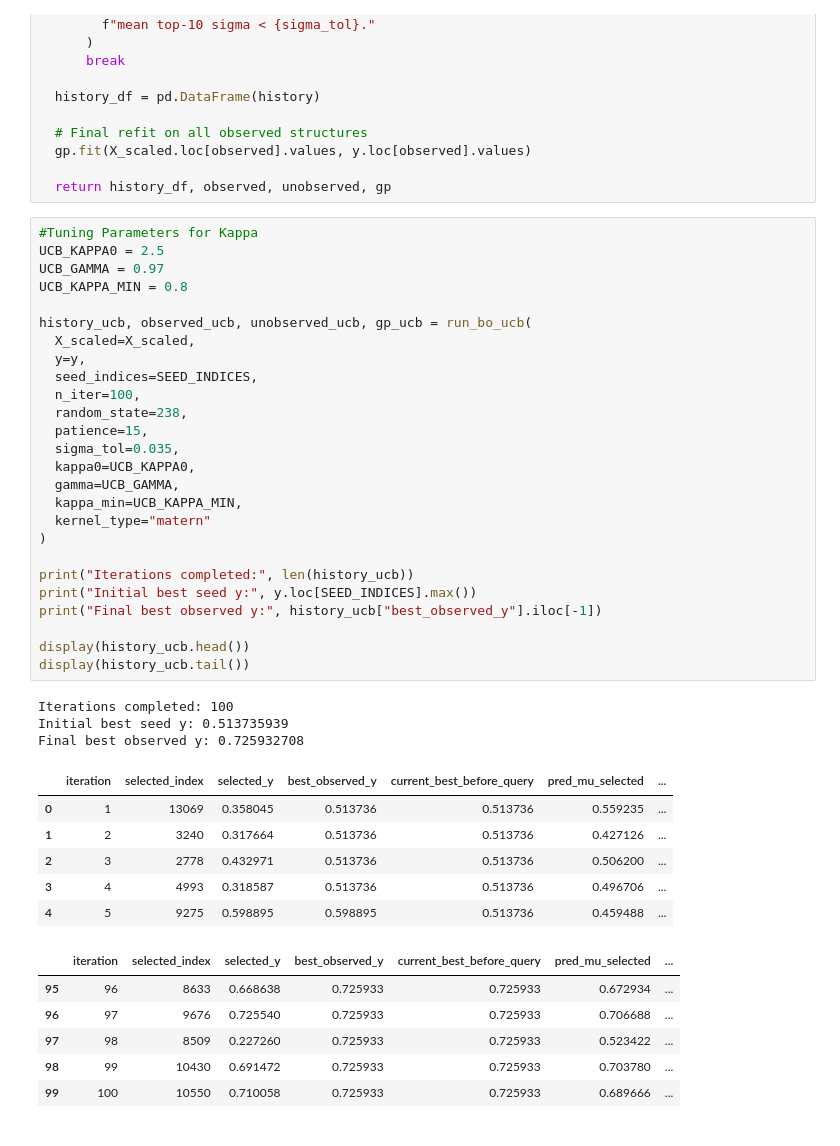
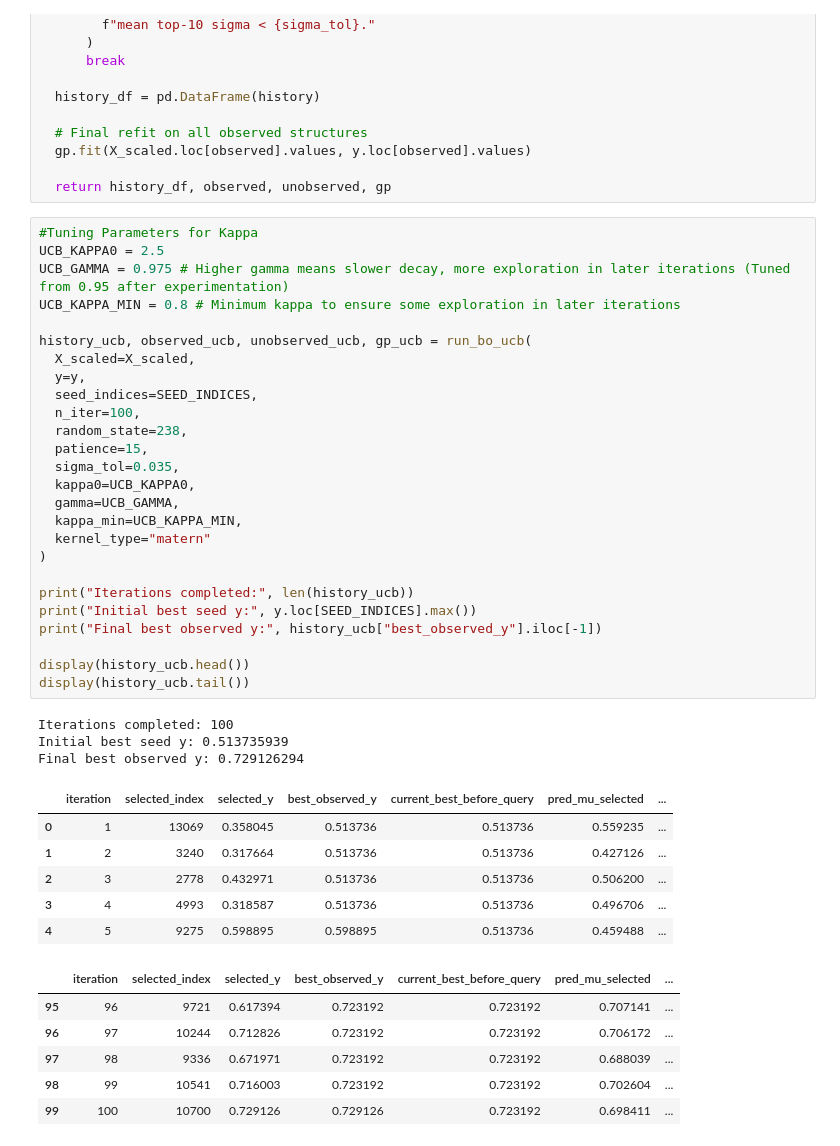
Before and after one commit to zhoueth1/MSE238, a Jupyter notebook: Project/project.ipynb, the cells around one changed output. Drawn from its saved outputs; the diff is of its cells as text.

```diff
--- a/Project/project.ipynb
+++ b/Project/project.ipynb
@@ -322,45 +322,45 @@ def run_bo_ucb(
 # %%
 #Tuning Parameters for Kappa
 UCB_KAPPA0 = 2.5
-UCB_GAMMA = 0.97
-UCB_KAPPA_MIN = 0.8
+UCB_GAMMA = 0.975 # Higher gamma means slower decay, more exploration in later iterations (Tuned from 0.95 after experimentation)
+UCB_KAPPA_MIN = 0.8 # Minimum kappa to ensure some exploration in later iterations
 
 history_ucb, observed_ucb, unobserved_ucb, gp_ucb = run_bo_ucb(
   X_scaled=X_scaled,
   y=y,
   seed_indices=SEED_INDICES,
   n_iter=100,
   random_state=238,
   patience=15,
   sigma_tol=0.035,
   kappa0=UCB_KAPPA0,
   gamma=UCB_GAMMA,
   kappa_min=UCB_KAPPA_MIN,
   kernel_type="matern"
 )
 
 print("Iterations completed:", len(history_ucb))
 print("Initial best seed y:", y.loc[SEED_INDICES].max())
 print("Final best observed y:", history_ucb["best_observed_y"].iloc[-1])
 
 display(history_ucb.head())
 display(history_ucb.tail())
 # %% [output]
 Iterations completed: 100
 Initial best seed y: 0.513735939
-Final best observed y: 0.725932708
+Final best observed y: 0.729126294
 |  | iteration | selected_index | selected_y | best_observed_y | current_best_before_query | pred_mu_selected | ... |
 | 0 | 1 | 13069 | 0.358045 | 0.513736 | 0.513736 | 0.559235 | ... |
 | 1 | 2 | 3240 | 0.317664 | 0.513736 | 0.513736 | 0.427126 | ... |
 | 2 | 3 | 2778 | 0.432971 | 0.513736 | 0.513736 | 0.506200 | ... |
 | 3 | 4 | 4993 | 0.318587 | 0.513736 | 0.513736 | 0.496706 | ... |
 | 4 | 5 | 9275 | 0.598895 | 0.598895 | 0.513736 | 0.459488 | ... |
 |  | iteration | selected_index | selected_y | best_observed_y | current_best_before_query | pred_mu_selected | ... |
-| 95 | 96 | 8633 | 0.668638 | 0.725933 | 0.725933 | 0.672934 | ... |
-| 96 | 97 | 9676 | 0.725540 | 0.725933 | 0.725933 | 0.706688 | ... |
-| 97 | 98 | 8509 | 0.227260 | 0.725933 | 0.725933 | 0.523422 | ... |
-| 98 | 99 | 10430 | 0.691472 | 0.725933 | 0.725933 | 0.703780 | ... |
-| 99 | 100 | 10550 | 0.710058 | 0.725933 | 0.725933 | 0.689666 | ... |
+| 95 | 96 | 9721 | 0.617394 | 0.723192 | 0.723192 | 0.707141 | ... |
+| 96 | 97 | 10244 | 0.712826 | 0.723192 | 0.723192 | 0.706172 | ... |
+| 97 | 98 | 9336 | 0.671971 | 0.723192 | 0.723192 | 0.688039 | ... |
+| 98 | 99 | 10541 | 0.716003 | 0.723192 | 0.723192 | 0.702604 | ... |
+| 99 | 100 | 10700 | 0.729126 | 0.729126 | 0.723192 | 0.698411 | ... |
 # %%
 fig, ax = plt.subplots(figsize=(8, 5))
 
```
Also changed, not shown: parts of 12 cells of this notebook.
